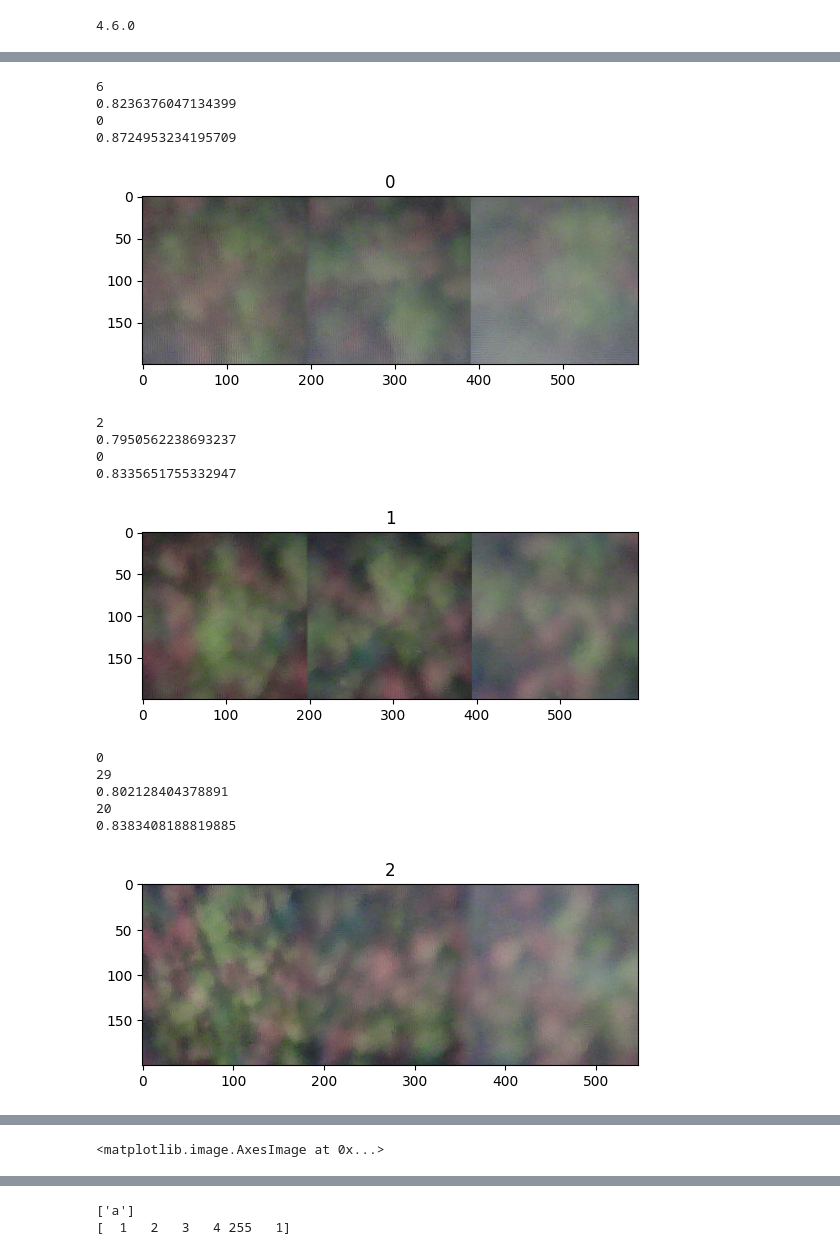
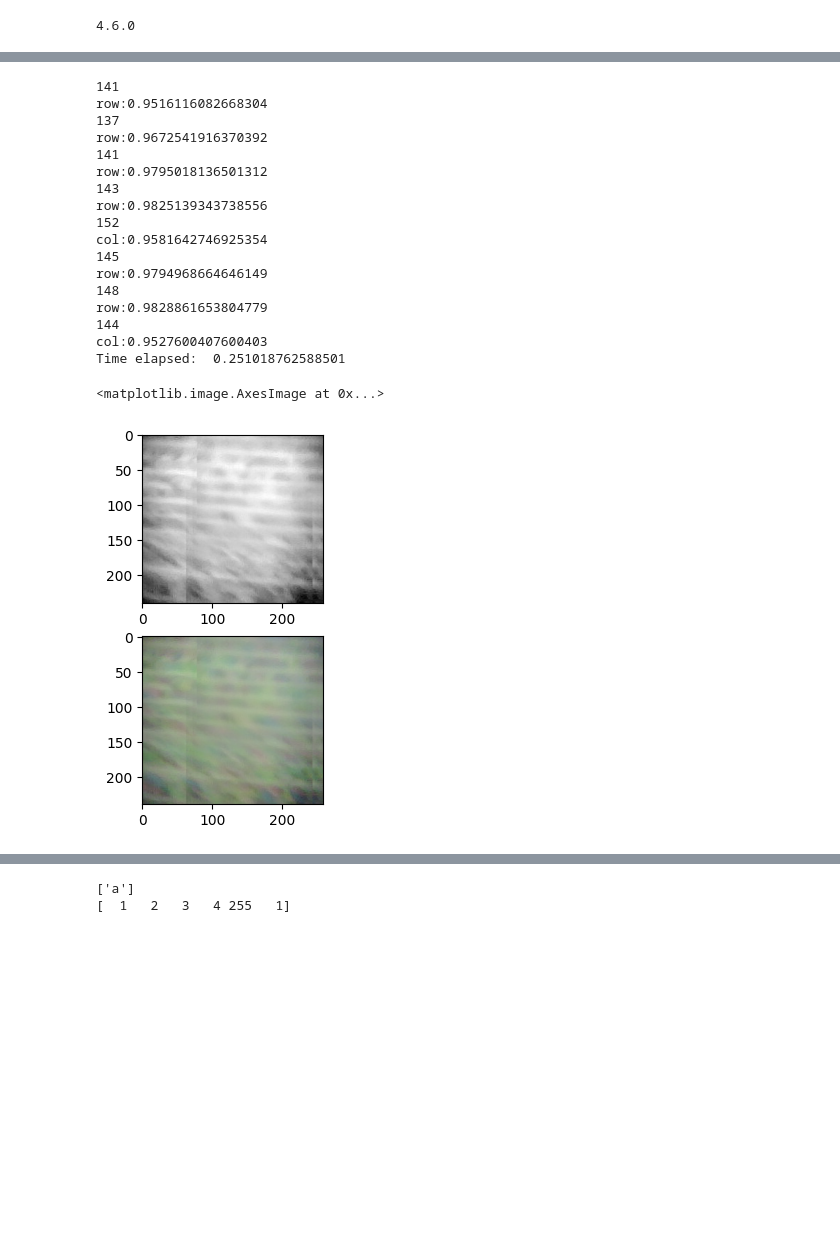
Before and after one commit to lluoan/image_stitch, a Jupyter notebook: img_stitch.ipynb, the cells around one changed output, grey strips where cells are left out. Drawn from its saved outputs; the diff is of its cells as text; code cells hidden in the pictures; blank space fills up the shorter version.

```diff
--- a/img_stitch.ipynb
+++ b/img_stitch.ipynb
@@ -64,7 +64,7 @@ for i in range(ncol):
 import json
 
 # 读取JSON文件并解析变量
-with open("variables.json", "r") as f:
+with open("variables_flip.json", "r") as f:
     data = json.load(f)
     ncol = data["ncol"]
     nrow = data["nrow"]
@@ -92,7 +92,7 @@ print(rect)
 
 fig,ax = plt.subplots(figsize=(10,10))
 
-image = io.imread("2023-04-16-190238.jpg")
+image = io.imread("2023-04-04-095628.jpg")
 # print(image.shape)
 # image = cv2.resize(image, (800, 450))
 
@@ -499,7 +498,7 @@ for i in range(ncol):
 #             plt.axis('off')
 
             ov_pos, ov1, ov2, c_corr = find_ov_hsv(img_1.astype(np.float32), img_2.astype(np.float32), nominal_ov=nominal_ov_pos, bound_ov=bound, dim=1)
-            print(np.max(c_corr))
+            print('row:'+str(np.max(c_corr)))
             # print('{}th overlap size in row {}: '.format(j-1, i), ov_pos)
 
             stitch_calibration.append(["hor {}".format(j-1),ov_pos])
@@ -508,12 +507,12 @@ for i in range(ncol):
             # stitch images with stacking
             img_stitched_width = stitch(img_stitched_width, img_2, ov_pos, ov1, ov2, blend=True, dim=1)
 
-    # Display the image using Matplotlib
-    plt.imshow(img_stitched_width.astype(np.uint8), cmap='gray')
-    # Add a title to the image
-    plt.title(i)
-    # Show the image
-    plt.show()
+    # # Display the image using Matplotlib
+    # plt.imshow(img_stitched_width.astype(np.uint8), cmap='gray')
+    # # Add a title to the image
+    # plt.title(i)
+    # # Show the image
+    # plt.show()
 
 
 #             print(ov_pos)
@@ -539,47 +538,50 @@ for i in range(ncol):
         if wdiff > 0:
             img_stitched_width = np.hstack((img_stitched_width, img_stitched_width[:, -wdiff:]))
         elif wdiff < 0:
             img_stitched_width = img_stitched_width[:, :wdiff]
 #         print(img_stitched_height.shape[1], img_stitched_width.shape[1])
 
         ov_pos_h, ov_h1, ov_h2, c_corr = find_ov_hsv(img_stitched_height, img_stitched_width,
                                          nominal_ov=nominal_ov_pos, bound_ov=bound, dim=0)
-        # print(np.max(c_corr))
+        print('col:'+str(np.max(c_corr)))
         stitch_calibration.append(["ver {}".format(i),ov_pos_h])
 
         # print('Row overlapping:', ov_pos_h)
         img_stitched_height = stitch(img_stitched_height, img_stitched_width,
                                      ov_pos_h, ov_h1, ov_h2, blend=True, dim=0)
 
 t = time.time() - t1
 print('Time elapsed: ', t)
 %matplotlib inline
 
 plt.figure()
 plt.subplot(2,1,1)
 plt.imshow(cv2.cvtColor(img_stitched_height,cv2.COLOR_RGB2GRAY), cmap='gray')
 plt.subplot(2,1,2)
 plt.imshow(img_stitched_height.astype(np.uint8), cmap='gray')
 # plt.axis('off')
 # print(stitch_calibration)
 
 # np.save("./config/stitch_calibration.npy", np.asarray(stitch_calibration))
 
 # print(img_stitched_width.shape)
 # %% [output]
-6
-0.8236376047134399
-0
-0.8724953234195709
+141
+row:0.9516116082668304
+137
+row:0.9672541916370392
+141
+row:0.9795018136501312
+143
+row:0.9825139343738556
+152
+col:0.9581642746925354
+145
+row:0.9794968664646149
+148
+row:0.9828861653804779
+144
+col:0.9527600407600403
+Time elapsed:  0.251018762588501
+<matplotlib.image.AxesImage at 0x...>
-[figure, old version]
+[figure, new version]
-2
-0.7950562238693237
-0
-0.8335651755332947
-[figure, removed]
-0
-29
-0.802128404378891
-20
-0.8383408188819885
-[figure, removed]
@@ -588 +587,0 @@ Time elapsed:  0.8029727935791016
-<matplotlib.image.AxesImage at 0x...>
```
Also changed, not shown: parts of 8 cells of this notebook, 2 other files.
